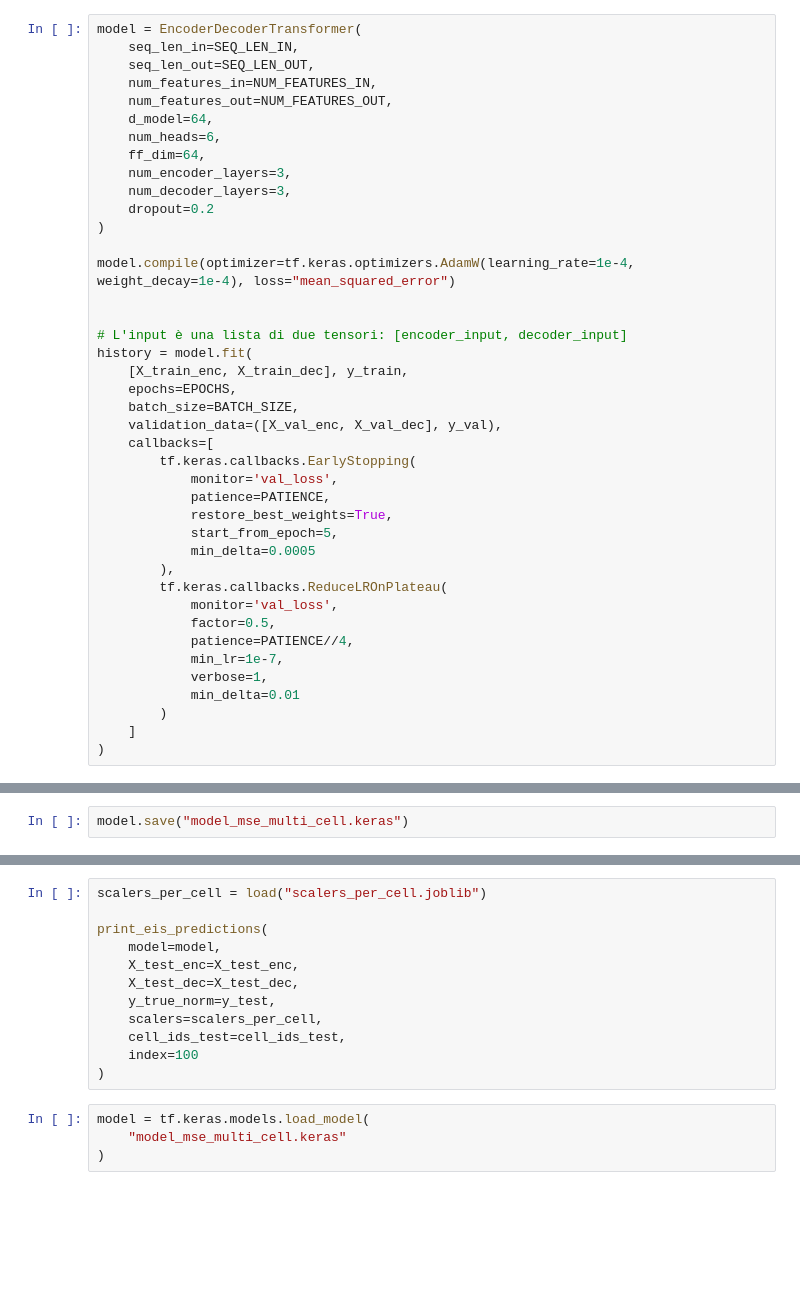
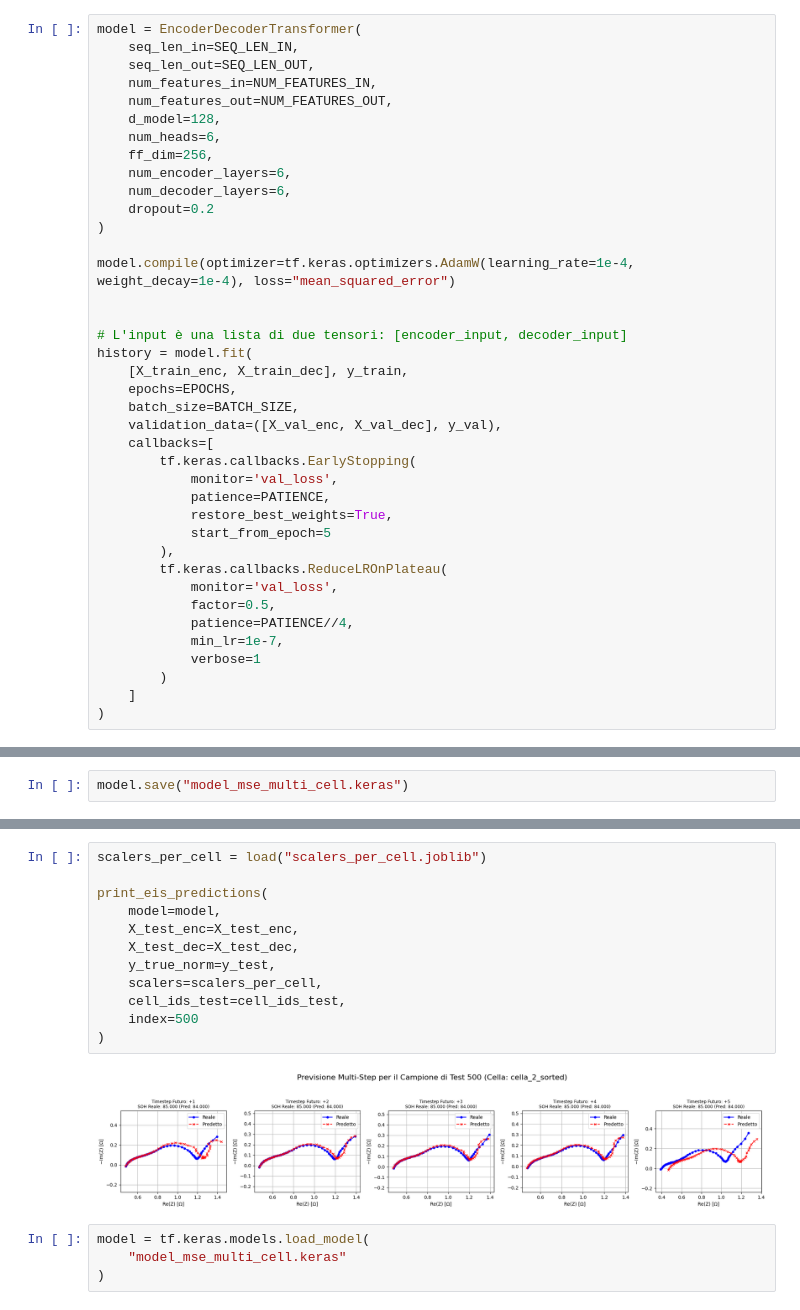
Before and after one commit to RussoFrancesco/EIS-fitting, a Jupyter notebook: Prediction_Transformer.ipynb, the cells around one changed output, grey strips where cells are left out. Cells and saved outputs as stored; diff of their text form; blank space fills up the shorter version.

```diff
--- a/Prediction_Transformer.ipynb
+++ b/Prediction_Transformer.ipynb
@@ -708,11 +857,11 @@ model = EncoderDecoderTransformer(
     seq_len_out=SEQ_LEN_OUT,
     num_features_in=NUM_FEATURES_IN,
     num_features_out=NUM_FEATURES_OUT,
-    d_model=64,
+    d_model=128,
     num_heads=6,
-    ff_dim=64,
-    num_encoder_layers=3,
-    num_decoder_layers=3,
+    ff_dim=256,
+    num_encoder_layers=6,
+    num_decoder_layers=6,
     dropout=0.2
 )
 
@@ -730,16 +879,14 @@ history = model.fit(
             monitor='val_loss',
             patience=PATIENCE,
             restore_best_weights=True,
-            start_from_epoch=5,
-            min_delta=0.0005
+            start_from_epoch=5
         ),
         tf.keras.callbacks.ReduceLROnPlateau(
             monitor='val_loss',
             factor=0.5,
             patience=PATIENCE//4,
             min_lr=1e-7,
-            verbose=1,
-            min_delta=0.01
+            verbose=1
         )
     ]
 )
@@ -766,15 +967,17 @@ for cell_id in unique_cells_in_test:
 # %%
 scalers_per_cell = load("scalers_per_cell.joblib")
 
 print_eis_predictions(
     model=model,
     X_test_enc=X_test_enc,
     X_test_dec=X_test_dec,
     y_true_norm=y_test,
     scalers=scalers_per_cell,
     cell_ids_test=cell_ids_test,
-    index=100
+    index=500
 )
+# %% [output]
+[figure, added]
 # %%
 model = tf.keras.models.load_model(
     "model_mse_multi_cell.keras"
```
Also changed, not shown: parts of 25 cells of this notebook, 26 other files.
